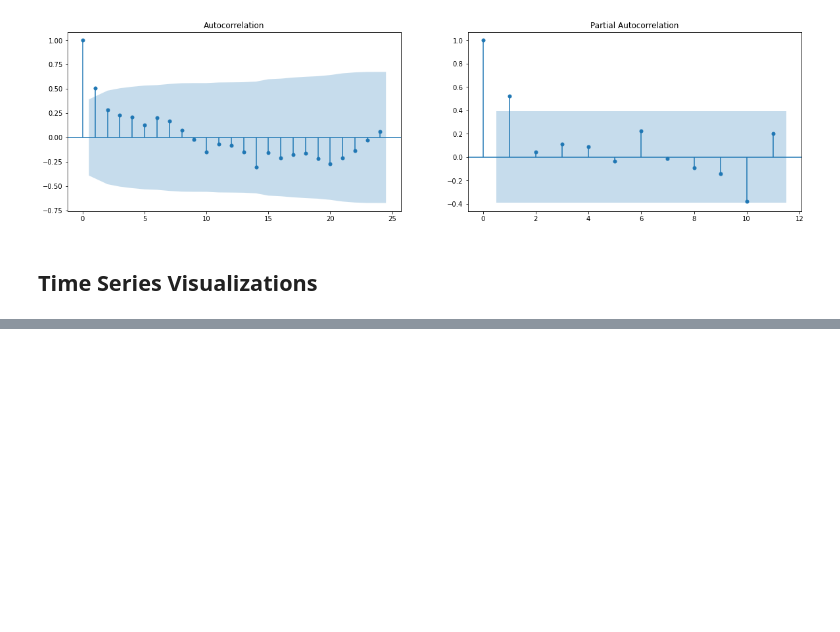
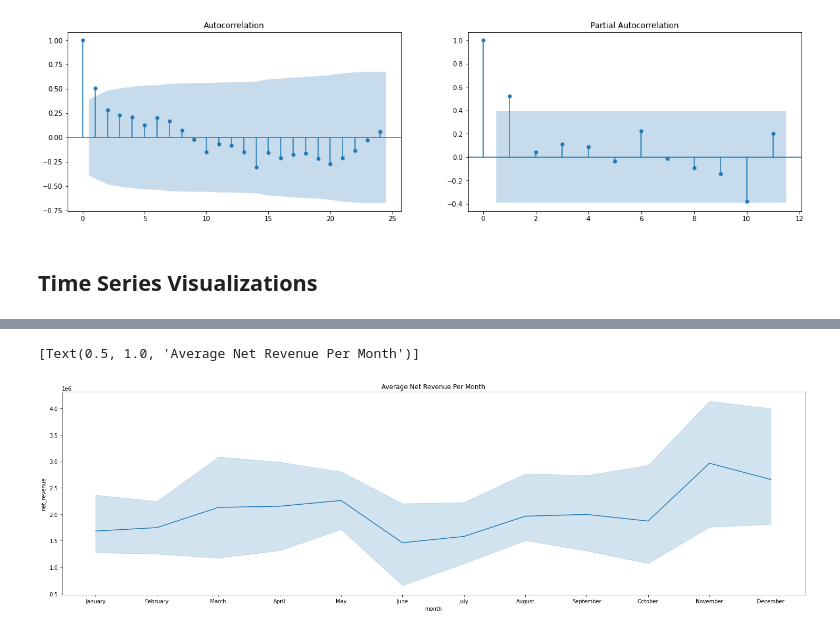
Before and after one commit to derrick-w/top4sport-sales-prediction, a Jupyter notebook: top4sport-EDA.ipynb, the cells around one changed output, grey strips where cells are left out. Drawn from its saved outputs; the diff is of its cells as text; code cells hidden in the pictures; blank space fills up the shorter version.

```diff
--- a/top4sport-EDA.ipynb
+++ b/top4sport-EDA.ipynb
@@ -719,0 +740,13 @@ ts_viz_df['weekday']=viz_df['weekday'].replace({1:'Monday', 2:'Tuesday', 3:'Wedn
+# %%
+ts_viz_df = select_series(viz_df, 'month', 'net')
+ts_viz_df = create_ts_dt_feat(ts_viz_df).groupby('weekofyear').mean()
+# %%
+plt.figure(figsize=(25,7))
+plot = sns.lineplot(x='month', y='net_revenue', data=ts_viz_df)
+plot.xaxis.set_ticks([1,2,3,4,5,6,7,8,9,10,11,12])
+plot.set_xticklabels(labels=['January', 'February', 'March', 'April', 'May', 'June', 'July', 'August',
+                             'September', 'October', 'November', 'December'])
+plot.set(title='Average Net Revenue Per Month')
+# %% [output]
+[Text(0.5, 1.0, 'Average Net Revenue Per Month')]
+[figure, added]
```
Also changed, not shown: parts of 5 cells of this notebook.
